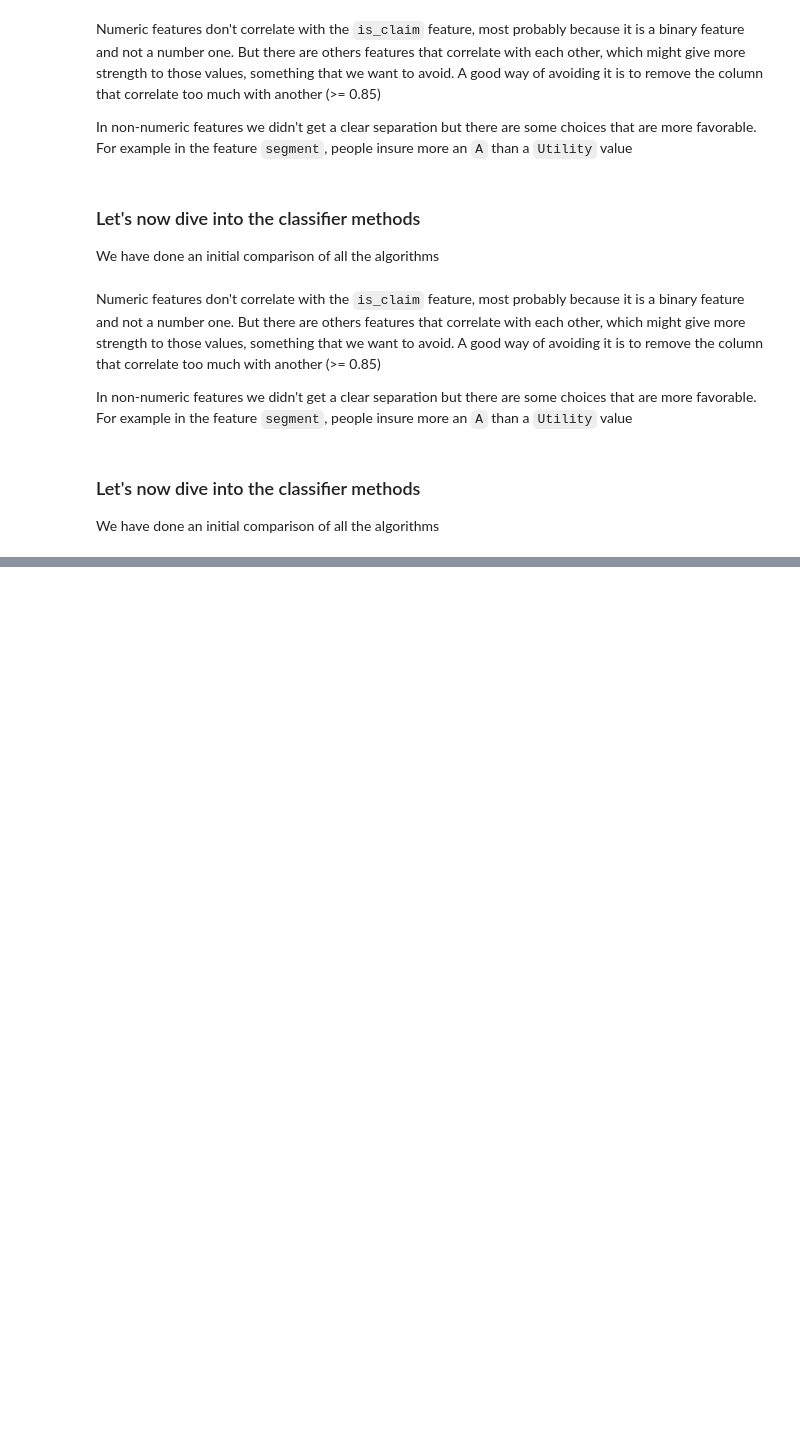
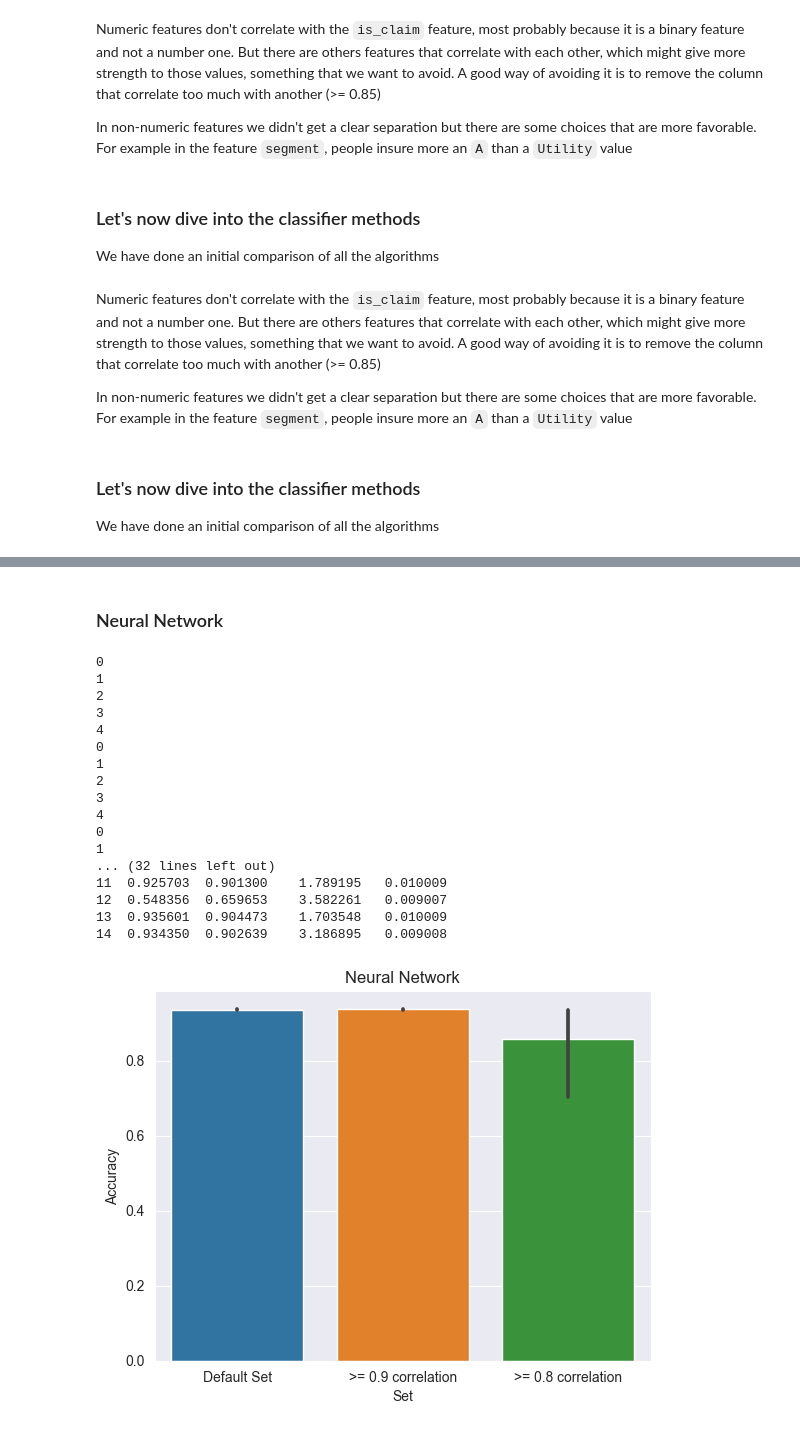
Before and after one commit to afs202005277/HeartDiseasePrediction, a Jupyter notebook: project.ipynb, the cells around one changed output, grey strips where cells are left out. Cells and saved outputs as stored; diff of their text form; code cells hidden in the pictures; blank space fills up the shorter version.

Commit message:
work on neural network (tested different sets)

```diff
--- a/project.ipynb
+++ b/project.ipynb
@@ -263 +265,77 @@ plt.show()
 [figure]
+# %% [markdown]
+### Neural Network
+# %%
+sets = {
+    'Default Set': train_data,
+    '>= 0.9 correlation': train_data_09,
+    '>= 0.8 correlation': train_data_08,
+}
+
+results = []
+
+for (name, data_set) in sets.items():
+     # Train the model
+     for _ in range(5): #running 5 times each
+         print(_)
+         neural_network = MLPClassifier()
+         target_column = "is_claim"
+         X = data_set.drop(target_column, axis=1)
+         y = data_set[target_column]
+         X_train, X_test, y_train, y_test = train_test_split(X, y, test_size=0.3)
+         start_time = time.time()
+
+         neural_network.fit(X_train, y_train)
+         train_time = time.time() - start_time
+
+         # Test the model
+         start_time = time.time()
+         y_pred = neural_network.predict(X_test)
+         test_time = time.time() - start_time
+
+         # Calculate evaluation metrics
+         conf_matrix = confusion_matrix(y_test, y_pred)
+         precision = precision_score(y_test, y_pred, average='weighted', zero_division=1)
+         recall = recall_score(y_test, y_pred, average='weighted')
+         accuracy = accuracy_score(y_test, y_pred)
+         f1 = f1_score(y_test, y_pred, average='weighted')
+
+         # Store the results
+         results.append({
+            'Set' : name,
+            'Confusion Matrix': conf_matrix,
+            'Precision': precision,
+            'Recall': recall,
+            'Accuracy': accuracy,
+            'F1 Score': f1,
+            'Train Time': train_time,
+            'Test Time': test_time
+         })
+# Convert the results into a DataFrame
+results_df = pd.DataFrame(results)
+
+# Display the results
+print(results_df)
+
+plt.title("Neural Network")
+sb.barplot(x='Set', y='Accuracy', data=results_df)
+plt.show()
+# %% [output]
+0
+1
+2
+3
+4
+0
+1
+2
+3
+4
+0
+1
+... (32 lines left out)
+11  0.925703  0.901300    1.789195   0.010009
+12  0.548356  0.659653    3.582261   0.009007
+13  0.935601  0.904473    1.703548   0.010009
+14  0.934350  0.902639    3.186895   0.009008
+[figure, added]
```
Also changed, not shown: parts of 3 cells of this notebook.
